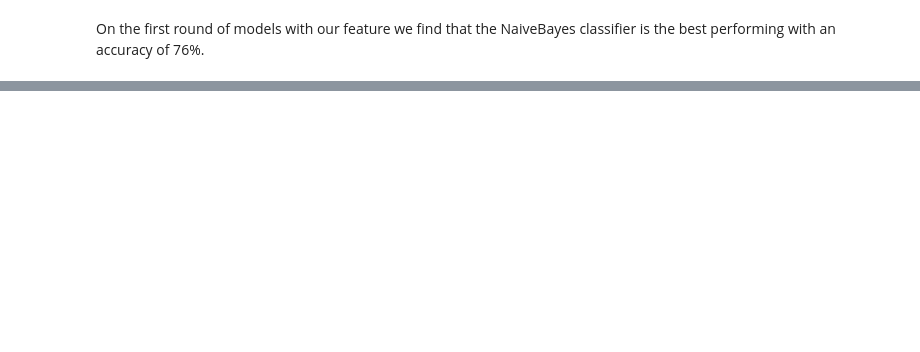
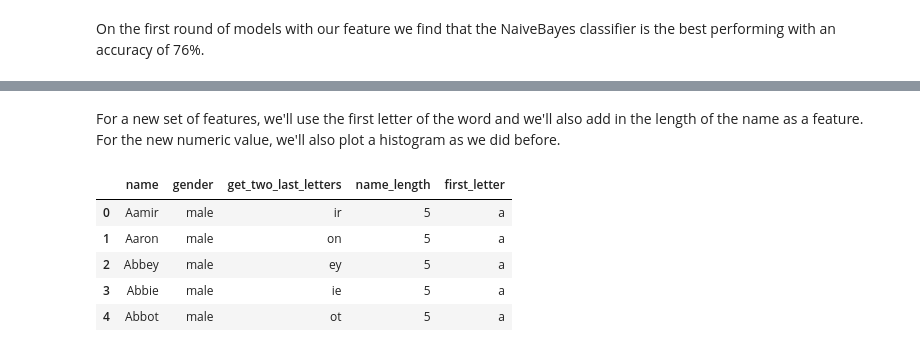
Before and after one commit to naomibuell/DATA620, a Jupyter notebook: project-3/project-3.ipynb, the cells around one changed output, grey strips where cells are left out. Drawn from its saved outputs; the diff is of its cells as text; code cells hidden in the pictures; blank space fills up the shorter version.

```diff
--- a/project-3/project-3.ipynb
+++ b/project-3/project-3.ipynb
@@ -269,0 +302,13 @@ On the first round of models with our feature we find that the NaiveBayes classi
+# %% [markdown]
+For a new set of features, we'll use the first letter of the word and we'll also add in the length of the name as a feature. For the new numeric value, we'll also plot a histogram as we did before.
+# %%
+names_df['name_length'] = names_df['name'].apply(len)
+names_df['first_letter'] = names_df['name'].str[0].str.lower()
+names_df.head()
+# %% [output]
+|  | name | gender | get_two_last_letters | name_length | first_letter |
+| 0 | Aamir | male | ir | 5 | a |
+| 1 | Aaron | male | on | 5 | a |
+| 2 | Abbey | male | ey | 5 | a |
+| 3 | Abbie | male | ie | 5 | a |
+| 4 | Abbot | male | ot | 5 | a |
```
Also changed, not shown: parts of 14 cells of this notebook.
